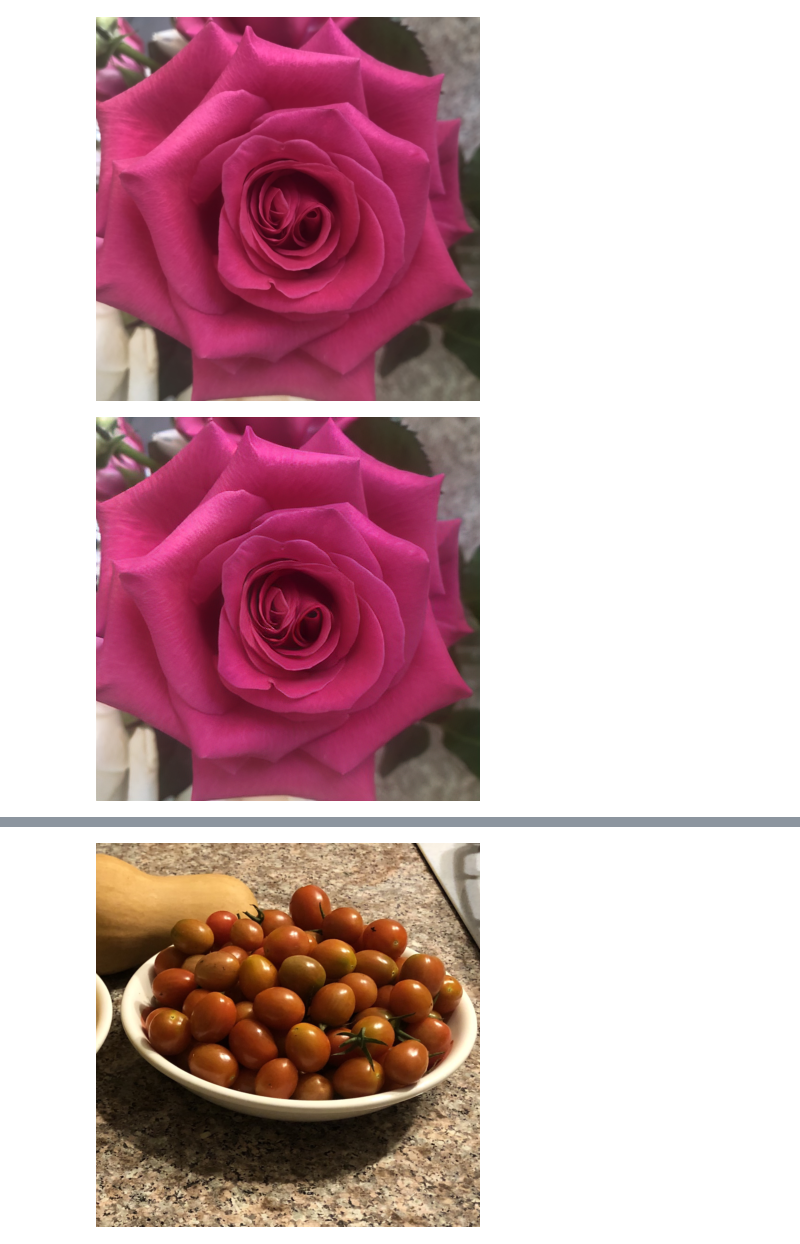
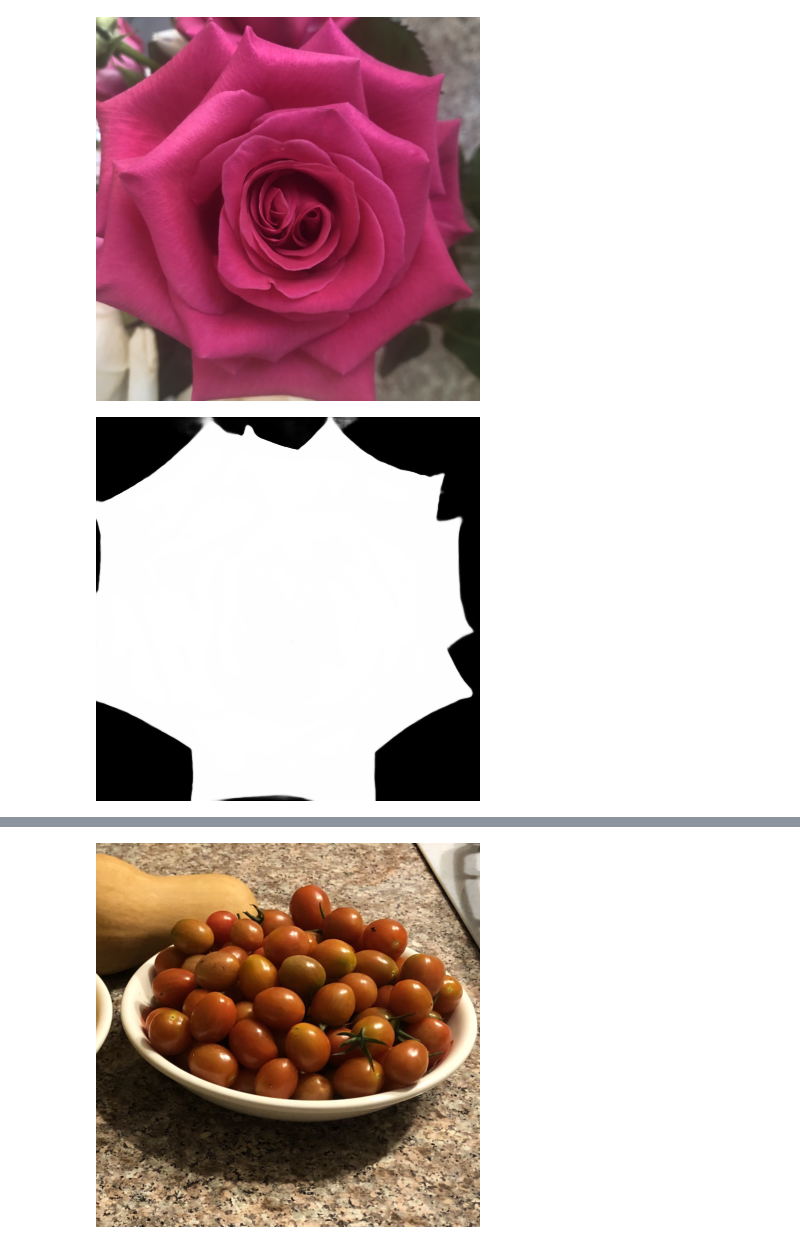
Before and after one commit to taskswithcode/InSPyReNet, a Jupyter notebook: TWCSOD.ipynb, the cells around one changed output, grey strips where cells are left out. Saved outputs shown, nothing was run; the diff lists cells and outputs as text; code cells hidden in the pictures.

```diff
--- a/TWCSOD.ipynb
+++ b/TWCSOD.ipynb
@@ -197,7 +53,7 @@ display(pil_im)
 # %% [output]
 [figure]
 # %%
-pil_im = Image.open('recons1.png')
+pil_im = Image.open('results/sample1.png')
 display(pil_im)
 # %% [output]
-[figure, old version]
+[figure, new version]
```
Also changed, not shown: parts of 24 cells of this notebook.
